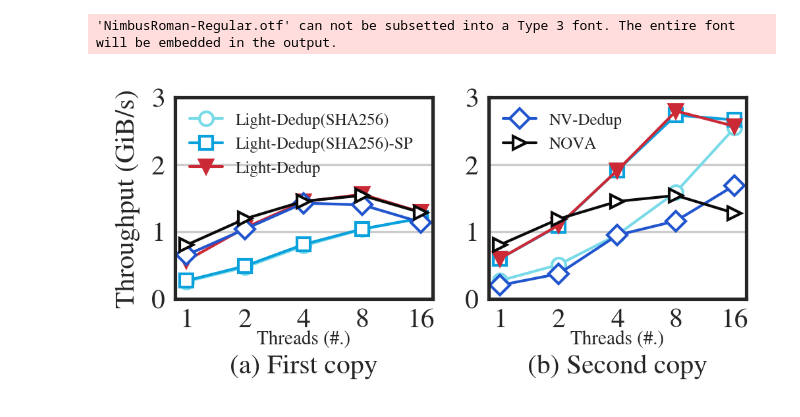
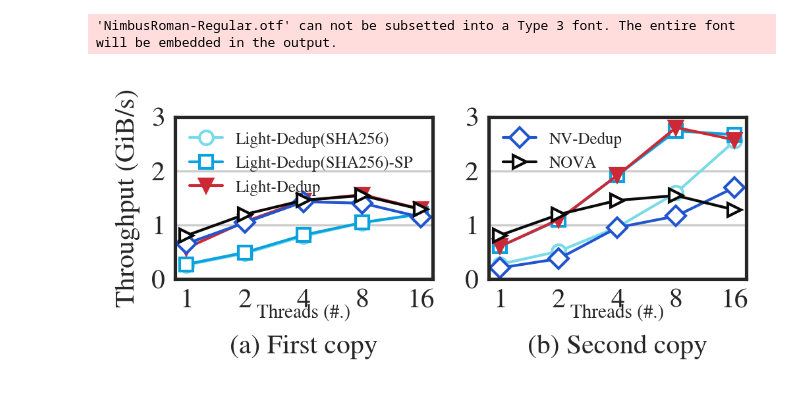
Before and after one commit to Light-Dedup/tests, a Jupyter notebook: FIG6_CP_Linux/plot.ipynb, the cells around one changed output. Cells and saved outputs as stored; diff of their text form; code cells hidden in the pictures.

```diff
--- a/FIG6_CP_Linux/plot.ipynb
+++ b/FIG6_CP_Linux/plot.ipynb
@@ -42,7 +42,7 @@ df = df.iloc[sort_df.sort_values(by = ["file_system", "num_job"]).index]
 
 
 # Plotting Settings
-fig = plt.figure(dpi = 300, figsize = (cm_to_inch(SINGLE_COL_WIDTH), cm_to_inch(4.5)))
+fig = plt.figure(dpi = 300, figsize = (cm_to_inch(SINGLE_COL_WIDTH), cm_to_inch(4)))
 bar_width = 0.2
 subfig_titles = ["(a) First copy", "(b) Second copy"]
 patterns = ['///', '\\\\\\', '', 'XXX', 'OOO']
@@ -61,32 +61,32 @@ for i in range(2):
     lines = []
     for idx, fs in enumerate(fss):
         # points = []
         # for pivot in x:
         #     point = pivot - tot / 2 + bar_width / 2 + idx * bar_width
         #     points.append(point)
         # plt.bar(points, df[df['file_system'] == fs]['first_bw' if i == 0 else 'second_bw'] / 1024, width=bar_width, hatch=patterns[idx], edgecolor='black', color=colors[idx])
         points = x
         if fs == "Light-Dedup":
             lines += plt.plot(points, df[df['file_system'] == fs]['first_bw' if i == 0 else 'second_bw'] / 1024, marker=marks[idx], markersize=5, color=colors[idx], linewidth=1, markeredgecolor=colors[idx])
         else:
             lines += plt.plot(points, df[df['file_system'] == fs]['first_bw' if i == 0 else 'second_bw'] / 1024, marker=marks[idx], markersize=5, color=colors[idx], markerfacecolor='white', linewidth=1, markeredgecolor=colors[idx])
         plt.yticks([0, 1, 2, 3])
         plt.xticks(x, labels=x_label)
 
     # fss.reverse()
     # Draw title
-    subfig.text(0.5, -0.2, "Threads (#.)", ha='center', va='center', fontsize=7, transform=subfig.transAxes)
+    subfig.text(0.5, -0.25, "Threads (#.)", ha='center', va='center', fontsize=7, transform=subfig.transAxes)
     if (i == 0):
         plt.ylabel('Throughput (GiB/s)')
         plt.legend(lines[:3], fss[:3], loc='upper left', ncol=1, fontsize=6)
     else:
         plt.legend(lines[3:], fss[3:], loc='upper left', ncol=1, fontsize=6)
     plt.xlabel(subfig_titles[i], labelpad = 8)
 
 # fig.legend(fss, loc='center', bbox_to_anchor=(0.5, 1), ncol=1, fontsize=6)
 
 plt.tight_layout()
 plt.savefig("./FIG-CP.pdf", bbox_inches='tight', pad_inches=0)
 # %% [output]
 'NimbusRoman-Regular.otf' can not be subsetted into a Type 3 font. The entire font will be embedded in the output.
-[figure, old version]
+[figure, new version]
```
Also changed, not shown: 2 other files.
